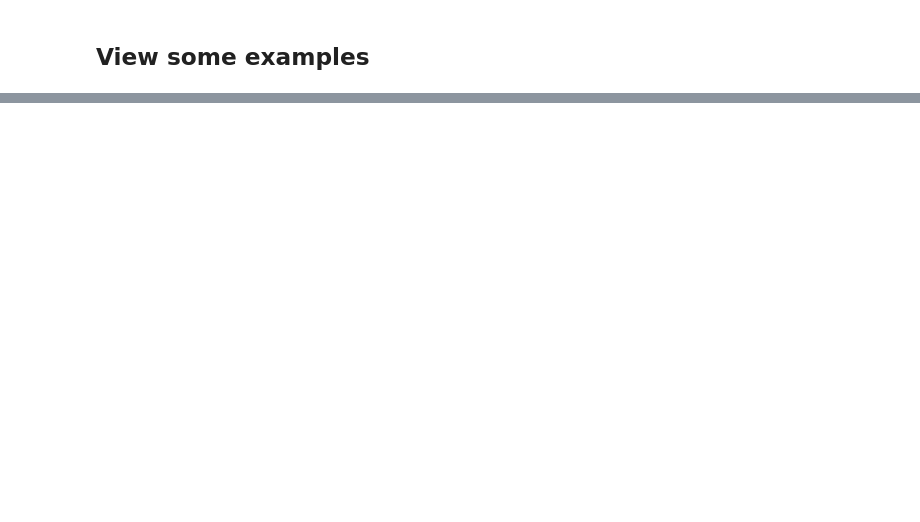
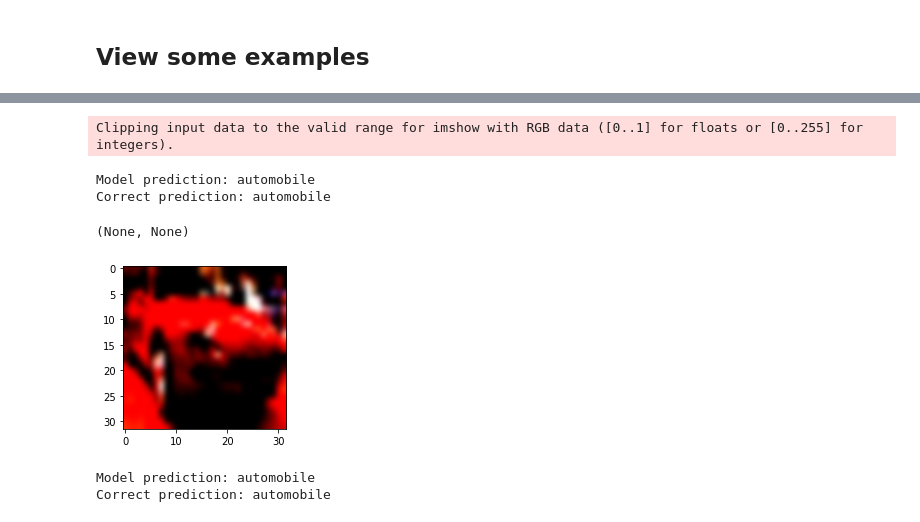
Before and after one commit to tnfru/colab_research, a Jupyter notebook: CIFAR10.ipynb, the cells around one changed output, grey strips where cells are left out. Drawn from its saved outputs; the diff is of its cells as text; code cells hidden in the pictures; blank space fills up the shorter version.

```diff
--- a/CIFAR10.ipynb
+++ b/CIFAR10.ipynb
@@ -284,19 +277,18 @@ display_training_curves(history.history['loss'], history.history['val_loss'], 'l
 # %% [markdown]
 ## View some examples
 # %%
-def plot_CIFAR(ind, X):
-  # credit https://www.quora.com/How-can-l-visualize-cifar-10-data-RGB-using-python-matplotlib
-
-    arr = X[ind]
-    R = arr[0:1024].reshape(32,32)/255.0
-    G = arr[1024:2048].reshape(32,32)/255.0
-    B = arr[2048:].reshape(32,32)/255.0
+def plot_CIFAR(X, ind):
+    pic = X[ind]
+    R = pic[:,:,0]
+    G = pic[:,:,1]
+    B = pic[:,:,2]
 
     img = np.dstack((R,G,B))
     fig = plt.figure(figsize=(3,3))
     ax = fig.add_subplot(111)
     ax.imshow(img,interpolation='bicubic')
 # %%
-def prediction_vs_true(ind, X):
-  print("Model prediction", labels[np.argmax(model.predict(X[ind].reshape(-1, 32, 32, 3)))])
-  print("Correct prediction", labels[X[ind]])
+def prediction_vs_true(X, ind):
+  predicted_label = label_names[np.argmax(model.predict(tf.expand_dims(X[ind], 0)))]
+  print("Model prediction:", predicted_label)
+  print("Correct prediction:", label_names[np.argmax(Y[ind])])
@@ -308,5 +295,14 @@ NameError: ignored
 # %%
-plot_CIFAR(5, X)
+plot_CIFAR(X, 5), prediction_vs_true(X, 5)
+# %% [output]
+Clipping input data to the valid range for imshow with RGB data ([0..1] for floats or [0..255] for integers).
+Model prediction: automobile
+Correct prediction: automobile
+(None, None)
+[figure, added]
 # %%
-prediction_vs_true(5, X)
+prediction_vs_true(X, 5)
+# %% [output]
+Model prediction: automobile
+Correct prediction: automobile
 # %%
```
Also changed, not shown: parts of 23 cells of this notebook.
